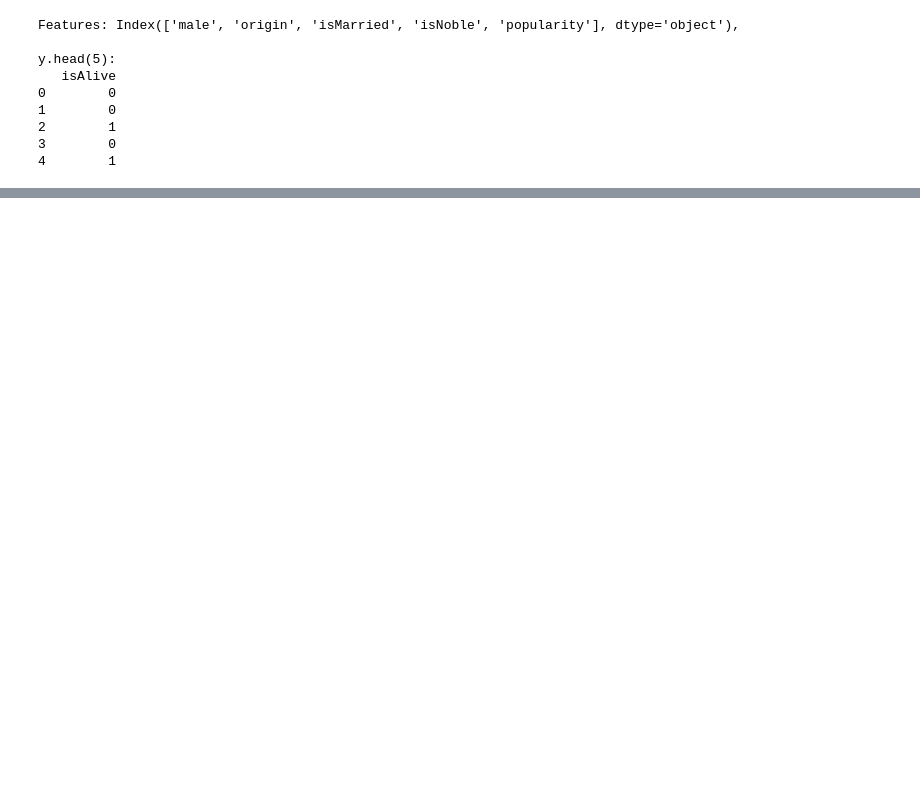
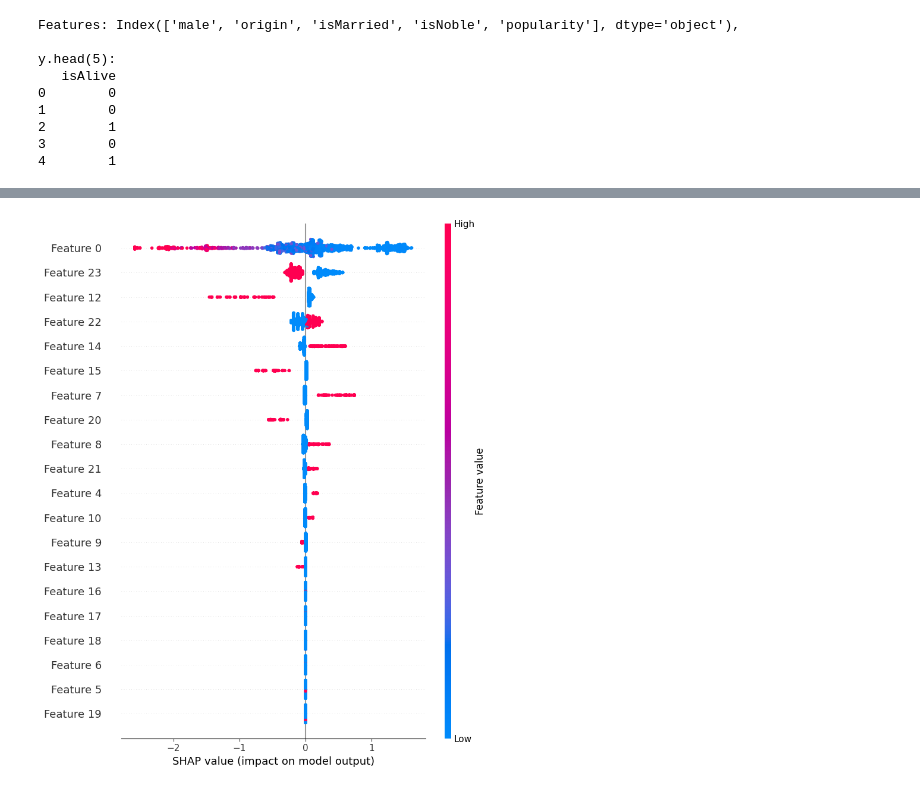
Before and after one commit to franziskasteger/game-of-thrones-survival, a Jupyter notebook: notebooks/Carmen_SHAP_model_interpretability.ipynb, the cells around one changed output, grey strips where cells are left out. Drawn from its saved outputs; the diff is of its cells as text; code cells hidden in the pictures; blank space fills up the shorter version.

Commit message:
Updated SHAP model interpretability notebook

```diff
--- a/notebooks/Carmen_SHAP_model_interpretability.ipynb
+++ b/notebooks/Carmen_SHAP_model_interpretability.ipynb
@@ -54,3 +70,5 @@ y.head(5):
 2        1
 3        0
 4        1
+# %%
+model_xgb = pickle.load(open( "../got_survival/models_pickle/death_model.pkl", "rb"))
@@ -56,0 +115,2 @@ y.head(5):
+# %%
+X_processed = model_xgb["columntransformer"].transform(X)
@@ -56,0 +121,7 @@ y.head(5):
+# %%
+shap.initjs()
+
+# Calculate SHAP values
+X100 = shap.utils.sample(X_processed, 200)
+explainer = shap.TreeExplainer(model_xgb["xgbclassifier"],X100)
+shap_values = explainer(X_processed)
@@ -56,0 +131,4 @@ y.head(5):
+# %%
+shap.summary_plot(shap_values, X_processed)
+# %% [output]
+[figure, added]
```
Also changed, not shown: parts of 28 cells of this notebook.
